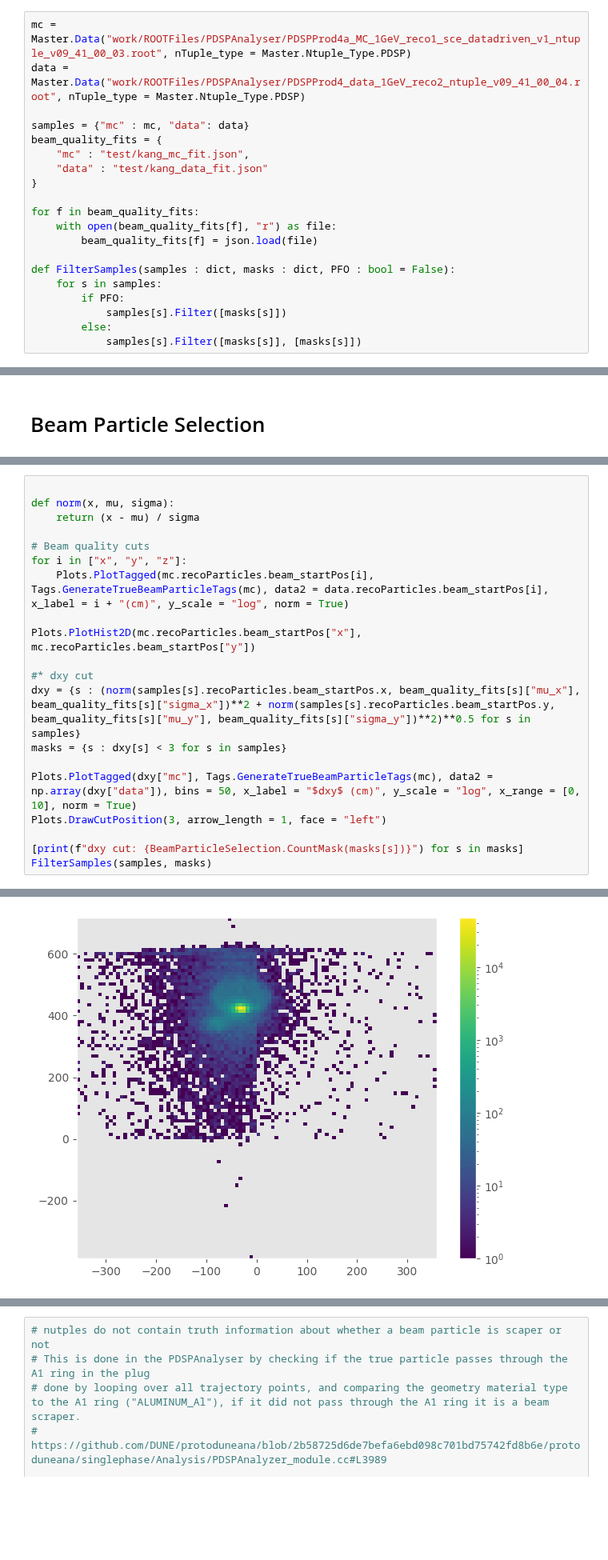
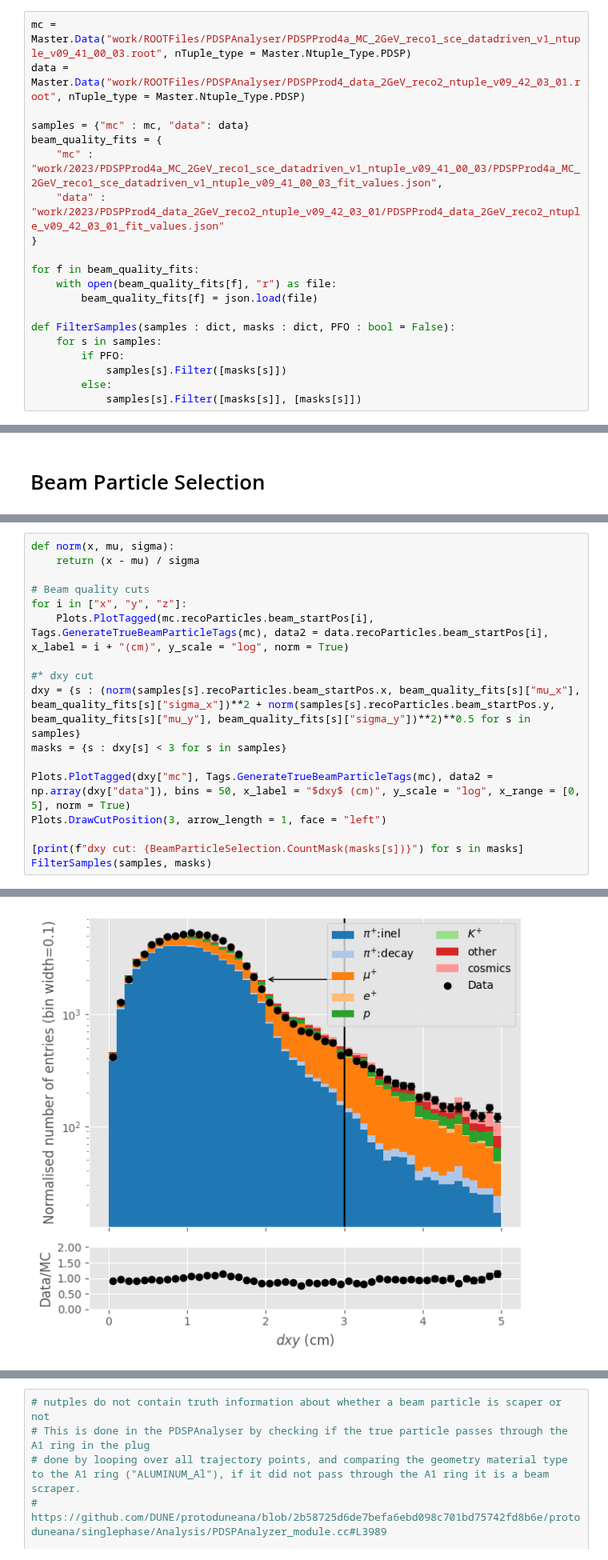
Before and after one commit to dlindebaum/pion-argon-xs-analysis, a Jupyter notebook: analysis/sandbox/selection_plots.ipynb, the cells around one changed output, grey strips where cells are left out. Shown at 80% size. Saved outputs shown, nothing was run; the diff lists cells and outputs as text; blank space fills up the shorter version.

Commit message:
bug fixes, beam scraper app and initial configuration code

```diff
--- a/analysis/sandbox/selection_plots.ipynb
+++ b/analysis/sandbox/selection_plots.ipynb
@@ -17,13 +17,13 @@ from scipy.optimize import curve_fit
 
 shower_merging.SetPlotStyle(extend_colors = True)
 # %%
-mc = Master.Data("work/ROOTFiles/PDSPAnalyser/PDSPProd4a_MC_1GeV_reco1_sce_datadriven_v1_ntuple_v09_41_00_03.root", nTuple_type = Master.Ntuple_Type.PDSP)
-data = Master.Data("work/ROOTFiles/PDSPAnalyser/PDSPProd4_data_1GeV_reco2_ntuple_v09_41_00_04.root", nTuple_type = Master.Ntuple_Type.PDSP)
+mc = Master.Data("work/ROOTFiles/PDSPAnalyser/PDSPProd4a_MC_2GeV_reco1_sce_datadriven_v1_ntuple_v09_41_00_03.root", nTuple_type = Master.Ntuple_Type.PDSP)
+data = Master.Data("work/ROOTFiles/PDSPAnalyser/PDSPProd4_data_2GeV_reco2_ntuple_v09_42_03_01.root", nTuple_type = Master.Ntuple_Type.PDSP)
 
 samples = {"mc" : mc, "data": data}
 beam_quality_fits = {
-    "mc" : "test/kang_mc_fit.json",
-    "data" : "test/kang_data_fit.json"
+    "mc" : "work/2023/PDSPProd4a_MC_2GeV_reco1_sce_datadriven_v1_ntuple_v09_41_00_03/PDSPProd4a_MC_2GeV_reco1_sce_datadriven_v1_ntuple_v09_41_00_03_fit_values.json",
+    "data" : "work/2023/PDSPProd4_data_2GeV_reco2_ntuple_v09_42_03_01/PDSPProd4_data_2GeV_reco2_ntuple_v09_42_03_01_fit_values.json"
 }
 
 for f in beam_quality_fits:
@@ -92,5 +92,4 @@ number of entries before|after PandoraTagCut: 104581|100150
 # %%
-
 def norm(x, mu, sigma):
     return (x - mu) / sigma
 
@@ -98,13 +97,11 @@ def norm(x, mu, sigma):
 for i in ["x", "y", "z"]:
     Plots.PlotTagged(mc.recoParticles.beam_startPos[i], Tags.GenerateTrueBeamParticleTags(mc), data2 = data.recoParticles.beam_startPos[i], x_label = i + "(cm)", y_scale = "log", norm = True)
 
-Plots.PlotHist2D(mc.recoParticles.beam_startPos["x"], mc.recoParticles.beam_startPos["y"])
-
 #* dxy cut
 dxy = {s : (norm(samples[s].recoParticles.beam_startPos.x, beam_quality_fits[s]["mu_x"], beam_quality_fits[s]["sigma_x"])**2 + norm(samples[s].recoParticles.beam_startPos.y, beam_quality_fits[s]["mu_y"], beam_quality_fits[s]["sigma_y"])**2)**0.5 for s in samples}
 masks = {s : dxy[s] < 3 for s in samples}
 
-Plots.PlotTagged(dxy["mc"], Tags.GenerateTrueBeamParticleTags(mc), data2 = np.array(dxy["data"]), bins = 50, x_label = "$dxy$ (cm)", y_scale = "log", x_range = [0, 10], norm = True)
+Plots.PlotTagged(dxy["mc"], Tags.GenerateTrueBeamParticleTags(mc), data2 = np.array(dxy["data"]), bins = 50, x_label = "$dxy$ (cm)", y_scale = "log", x_range = [0, 5], norm = True)
 Plots.DrawCutPosition(3, arrow_length = 1, face = "left")
 
 [print(f"dxy cut: {BeamParticleSelection.CountMask(masks[s])}") for s in masks]
@@ -118 +115 @@ dxy cut: (100150, 80455)
-[figure, old version]
+[figure, new version]
```
Also changed, not shown: parts of 15 cells of this notebook, 7 other files.
